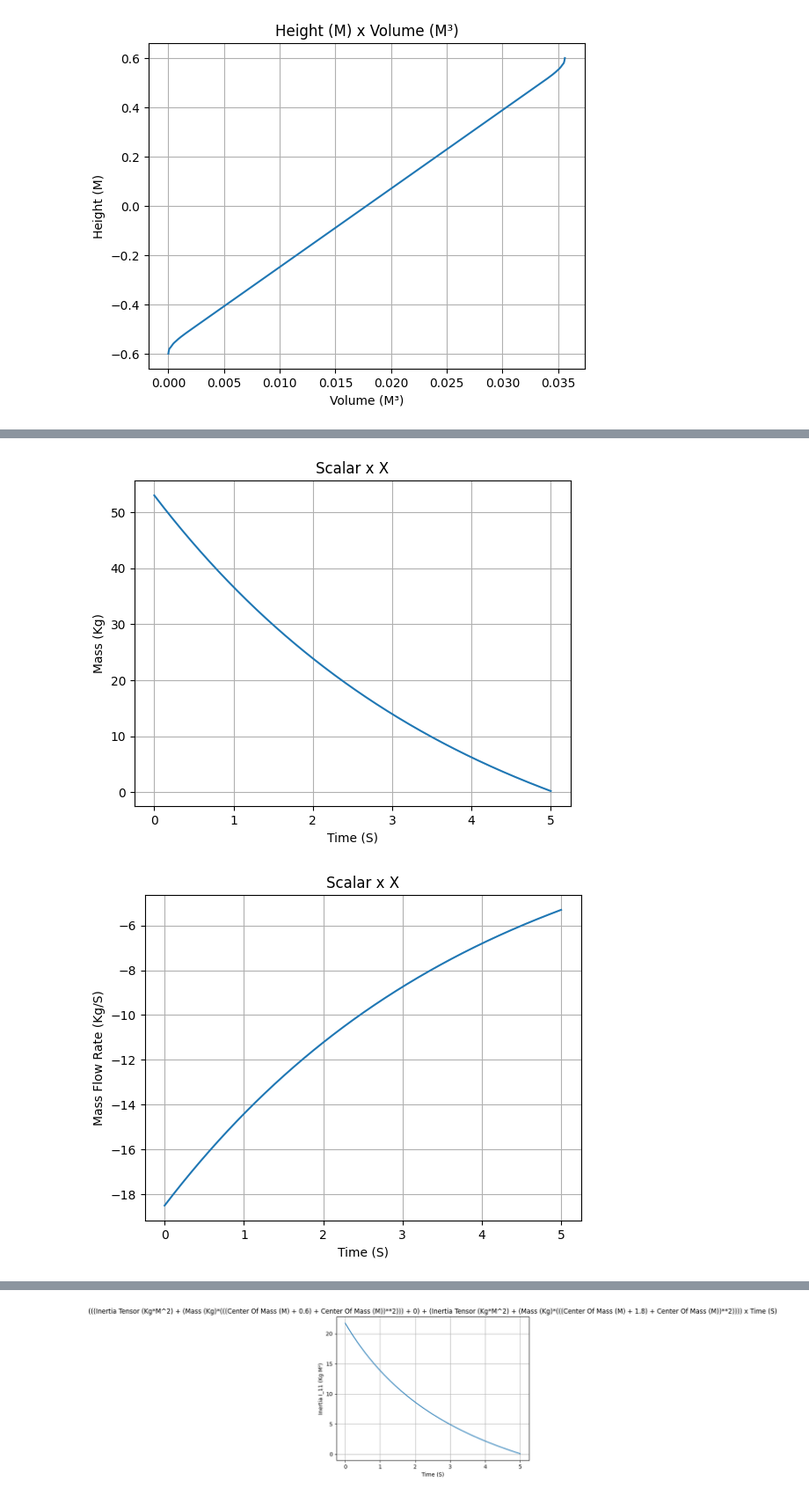
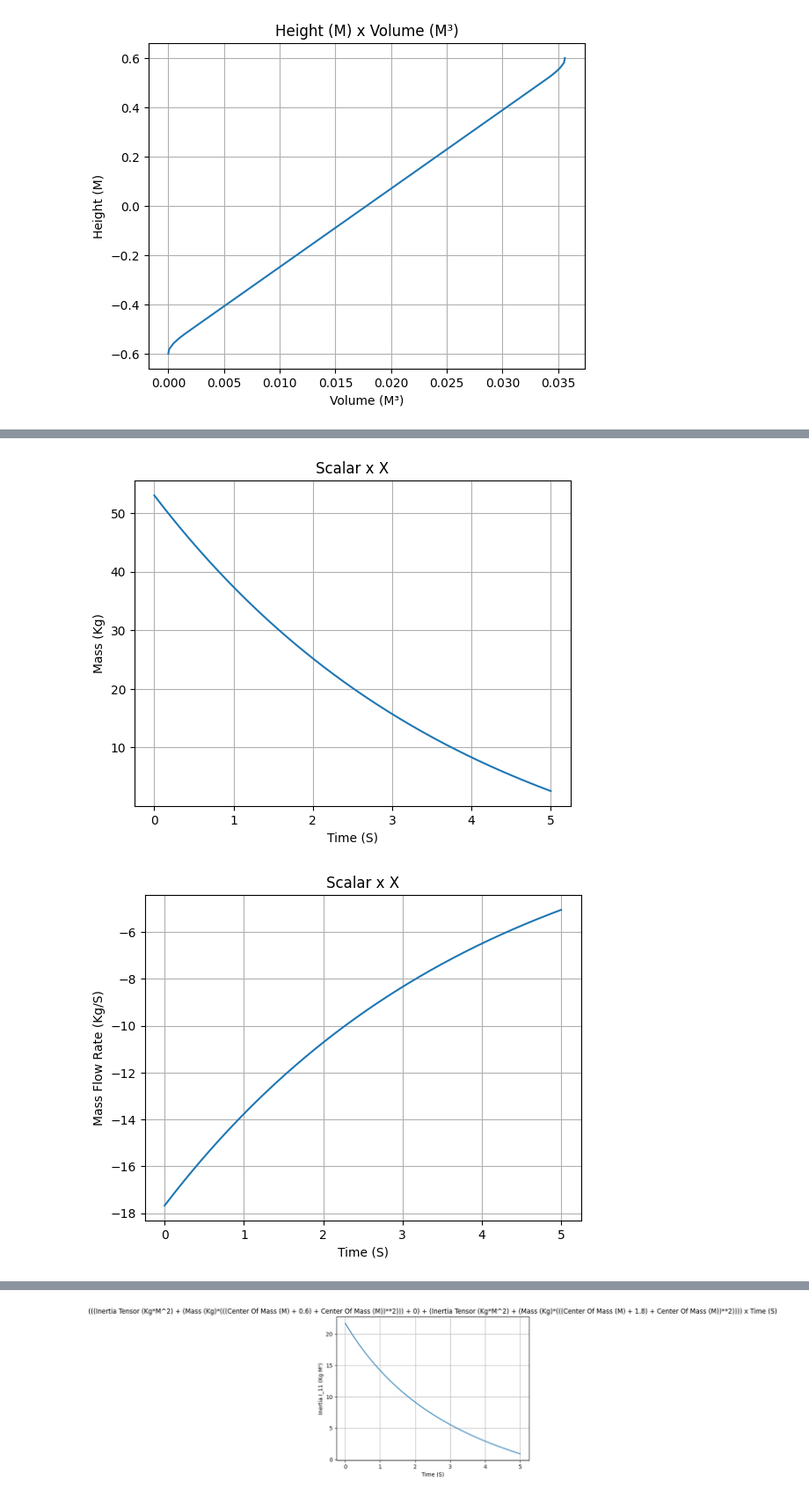
Before and after one commit to RocketPy-Team/RocketPy, a Jupyter notebook: docs/notebooks/example_liquid.ipynb, the cells around one changed output, grey strips where cells are left out. Shown at 88% size. Saved outputs shown, nothing was run; the diff lists cells and outputs as text; code cells hidden in the pictures.

```diff
--- a/docs/notebooks/example_liquid.ipynb
+++ b/docs/notebooks/example_liquid.ipynb
@@ -24,25 +24,29 @@ fuel_gas = Fluid(name="ethanol_g", density=1.59, quality=1)
 oxidizer_tank = MassFlowRateBasedTank(
     name="oxidizer tank",
     geometry=tanks_shape,
+    flux_time=(0,5),
     initial_liquid_mass=32,
-    initial_gas_mass=0.01,
-    liquid_mass_flow_rate_in=Function(0).setDiscrete(0,5,1000),
-    liquid_mass_flow_rate_out=Function(lambda t: 32/3*exp(-0.25*t)).setDiscrete(0,5,1000),
-    gas_mass_flow_rate_in=Function(0).setDiscrete(0,5,1000),
-    gas_mass_flow_rate_out=Function(lambda t: 0.01/3*exp(-0.25*t)).setDiscrete(0,5,1000),
+    initial_gas_mass=0,
+    liquid_mass_flow_rate_in=0,
+    liquid_mass_flow_rate_out=lambda t: 32/3*exp(-0.25*t),
+    gas_mass_flow_rate_in=0,
+    gas_mass_flow_rate_out=0,
     liquid=oxidizer_liq,
     gas=oxidizer_gas
 )
 
+oxidizer_tank.gasCenterOfMass(1)
+
 fuel_tank = MassFlowRateBasedTank(
     name="fuel tank",
     geometry=tanks_shape,
+    flux_time=(0,5),
     initial_liquid_mass=21,
     initial_gas_mass=0.01,
-    liquid_mass_flow_rate_in=Function(0).setDiscrete(0,5,1000),
-    liquid_mass_flow_rate_out=Function(lambda t: 21/3*exp(-0.25*t)).setDiscrete(0,5,1000),
-    gas_mass_flow_rate_in=Function(0).setDiscrete(0,5,1000),
-    gas_mass_flow_rate_out=Function(lambda t: 0.01/3*exp(-0.25*t)).setDiscrete(0,5,1000),
+    liquid_mass_flow_rate_in=0,
+    liquid_mass_flow_rate_out=lambda t: 21/3*exp(-0.25*t),
+    gas_mass_flow_rate_in=0,
+    gas_mass_flow_rate_out=lambda t: 0.01/3*exp(-0.25*t),
     liquid=fuel_liq,
     gas=fuel_gas,
 )
@@ -73,8 +75,8 @@ Plots
 # %%
 liquid_motor.mass.plot(0,5)
 liquid_motor.massFlowRate.plot(0,5)
-liquid_motor.centerOfMass.plot(0,5)
+liquid_motor.centerOfMass.plot(0,5,)
 liquid_motor.I_11.plot(0,5)
 # %% [output]
-[figure, old version]
+[figure, new version]
-[figure, old version]
+[figure, new version]
```
Also changed, not shown: parts of 3 cells of this notebook, 4 other files.
